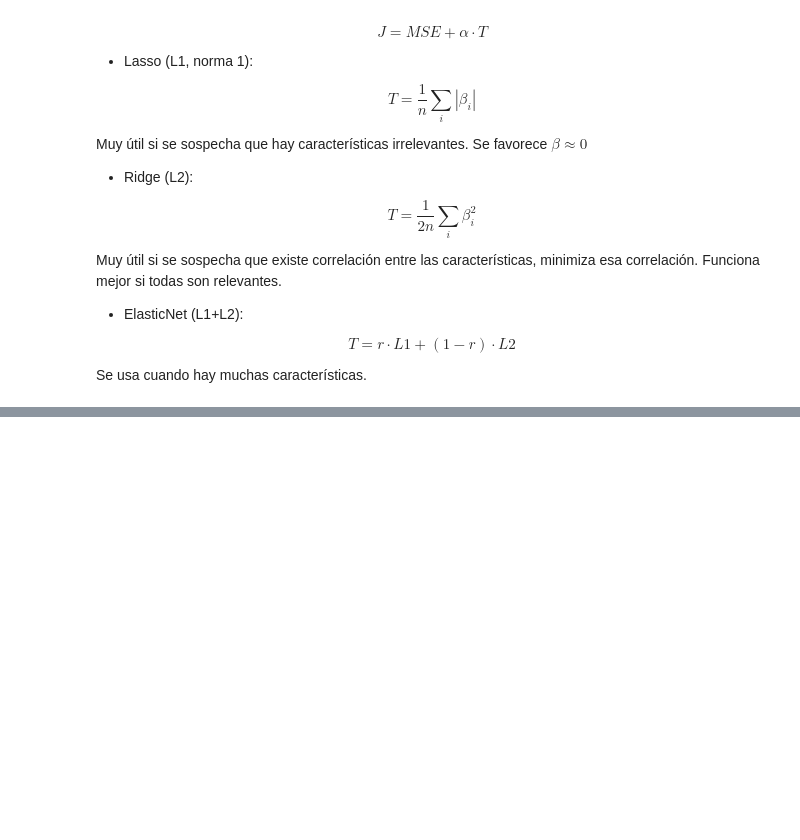
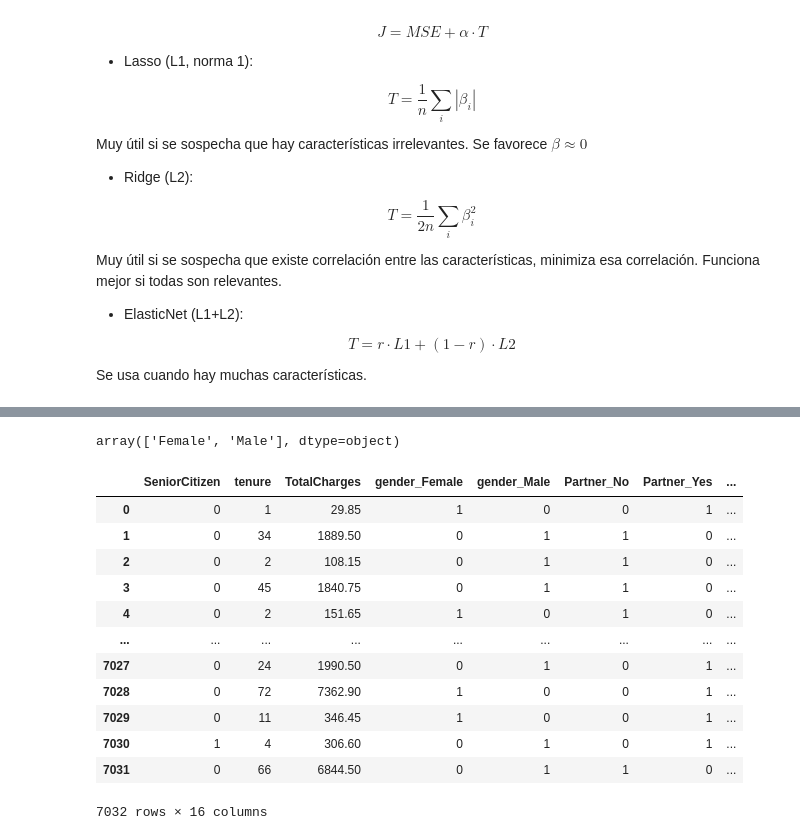
Before and after one commit to CarlosThomasPz/clases_data_082020, a Jupyter notebook: w6_d2_Feature_Extraction_Supervised_L.ipynb, the cells around one changed output, grey strips where cells are left out. Cells and saved outputs as stored; diff of their text form; code cells hidden in the pictures; blank space fills up the shorter version.

```diff
--- a/w6_d2_Feature_Extraction_Supervised_L.ipynb
+++ b/w6_d2_Feature_Extraction_Supervised_L.ipynb
@@ -121,0 +515,2 @@ Muy sensibles a pequeñas variaciones de los datos de entrada. Muy sensible a da
+# %%
+churn = pd.read_csv('data/churn.csv') #La data se trata de  personas que dejan un servicio, un trabajo, etc.
@@ -121,0 +527,26 @@ Muy sensibles a pequeñas variaciones de los datos de entrada. Muy sensible a da
+# %%
+churn['gender'].unique()
+# %% [output]
+array(['Female', 'Male'], dtype=object)
+# %%
+churn_s = churn[['gender','SeniorCitizen', 'Partner', 'tenure', 'InternetService', 'Contract','TotalCharges']]
+# %%
+X = churn_s.copy()
+# %%
+X = pd.get_dummies(X)
+# %%
+X
+# %% [output]
+|  | SeniorCitizen | tenure | TotalCharges | gender_Female | gender_Male | Partner_No | Partner_Yes | ... |
+| 0 | 0 | 1 | 29.85 | 1 | 0 | 0 | 1 | ... |
+| 1 | 0 | 34 | 1889.50 | 0 | 1 | 1 | 0 | ... |
+| 2 | 0 | 2 | 108.15 | 0 | 1 | 1 | 0 | ... |
+| 3 | 0 | 45 | 1840.75 | 0 | 1 | 1 | 0 | ... |
+| 4 | 0 | 2 | 151.65 | 1 | 0 | 1 | 0 | ... |
+| ... | ... | ... | ... | ... | ... | ... | ... | ... |
+| 7027 | 0 | 24 | 1990.50 | 0 | 1 | 0 | 1 | ... |
+| 7028 | 0 | 72 | 7362.90 | 1 | 0 | 0 | 1 | ... |
+| 7029 | 0 | 11 | 346.45 | 1 | 0 | 0 | 1 | ... |
+| 7030 | 1 | 4 | 306.60 | 0 | 1 | 0 | 1 | ... |
+| 7031 | 0 | 66 | 6844.50 | 0 | 1 | 1 | 0 | ... |
+7032 rows × 16 columns
```
Also changed, not shown: parts of 85 cells of this notebook, 3 other files.
